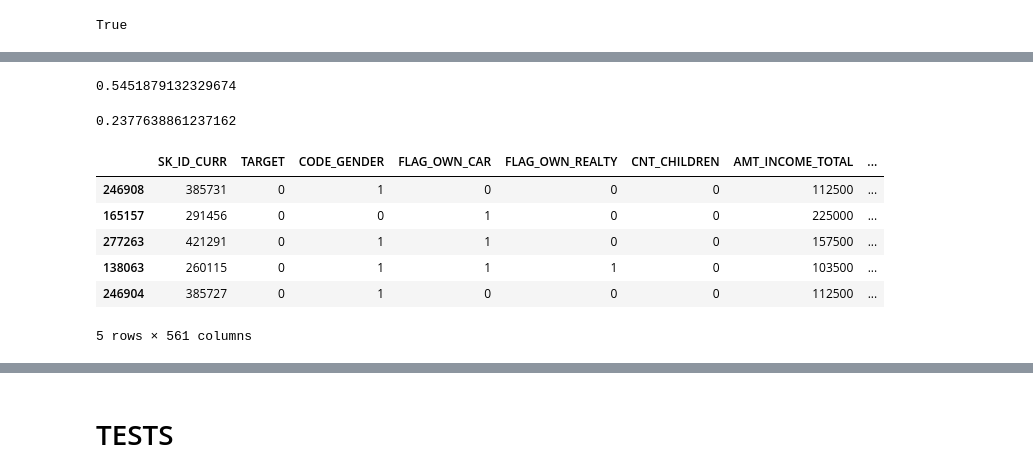
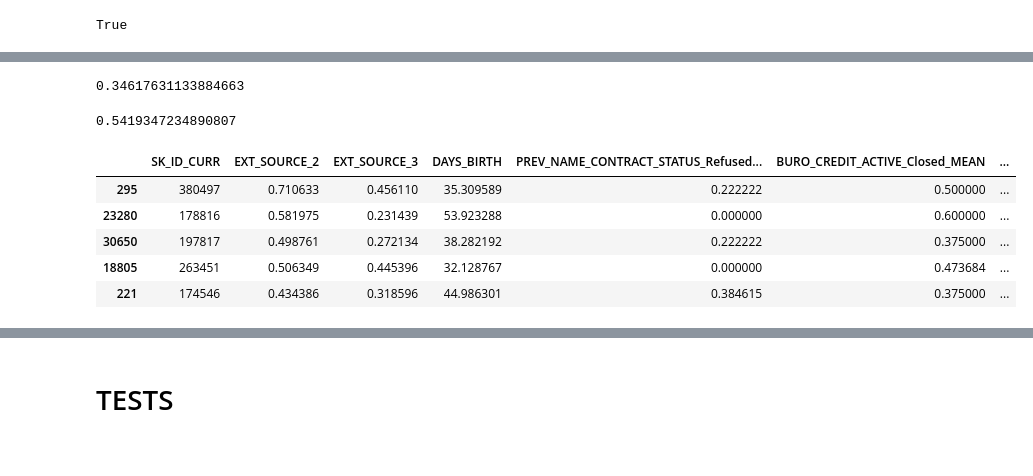
Before and after one commit to DTYS65/Projet7-OpenClassRooms, a Jupyter notebook: projet_7_6_TEST_API.ipynb, the cells around one changed output, grey strips where cells are left out. Cells and saved outputs as stored; diff of their text form; code cells hidden in the pictures.

```diff
--- a/projet_7_6_TEST_API.ipynb
+++ b/projet_7_6_TEST_API.ipynb
@@ -26,11 +26,9 @@ app = FastAPI(
 
 # Répertoires
 path_dir = "./"
-path_datas_save = "datas/datas_save/"
-path_model_final = "model_final/"
 
 # Loading the model
-model_final = fc.load_joblib("model_final.joblib", path_dir + path_model_final)
+model_final = fc.load_joblib("model_final.joblib", path_dir)
 
 # Loading the datas
 # with open(path_dir + path_datas_save + 'dict_agg.pkl', 'rb') as file:
@@ -40,8 +38,8 @@ model_final = fc.load_joblib("model_final.joblib", path_dir + path_model_final)
 # y_train = dict_agg['y_train']
 # X_test = dict_agg['X_test']
 
-X_train = pd.read_csv(path_dir + path_datas_save + 'df_datas_train_cleaned.csv')
-X_test = pd.read_csv(path_dir + path_datas_save + 'df_datas_test_cleaned.csv')
+X_train = pd.read_csv(path_dir + 'df_datas_train_reduit_cleaned.csv')
+X_test = pd.read_csv(path_dir + 'df_datas_test_reduit_cleaned.csv')
 
 cols = X_train.select_dtypes(['float64']).columns
 X_train_scaled = X_train.copy()
@@ -215,21 +219,20 @@ round(df_data_client["AMT_INCOME_TOTAL"].mean(), 2)
 # %%
-get_prediction(192535)
+get_prediction(243371)
 # %% [output]
-0.5451879132329674
+0.34617631133884663
 # %%
-get_prediction(278288)
+get_prediction(412720)
 # %% [output]
-0.2377638861237162
+0.5419347234890807
 # %%
-df_data_voisins_json = get_data_voisins(192535)
+df_data_voisins_json = get_data_voisins(412720)
 df_data_voisins = pd.read_json(StringIO(df_data_voisins_json))
 df_data_voisins.head()
 # %% [output]
-|  | SK_ID_CURR | TARGET | CODE_GENDER | FLAG_OWN_CAR | FLAG_OWN_REALTY | CNT_CHILDREN | AMT_INCOME_TOTAL | ... |
-| 246908 | 385731 | 0 | 1 | 0 | 0 | 0 | 112500 | ... |
-| 165157 | 291456 | 0 | 0 | 1 | 0 | 0 | 225000 | ... |
-| 277263 | 421291 | 0 | 1 | 1 | 0 | 0 | 157500 | ... |
-| 138063 | 260115 | 0 | 1 | 1 | 1 | 0 | 103500 | ... |
-| 246904 | 385727 | 0 | 1 | 0 | 0 | 0 | 112500 | ... |
+|  | SK_ID_CURR | EXT_SOURCE_2 | EXT_SOURCE_3 | DAYS_BIRTH | PREV_NAME_CONTRACT_STATUS_Refused... | BURO_CREDIT_ACTIVE_Closed_MEAN | ... |
+| 295 | 380497 | 0.710633 | 0.456110 | 35.309589 | 0.222222 | 0.500000 | ... |
+| 23280 | 178816 | 0.581975 | 0.231439 | 53.923288 | 0.000000 | 0.600000 | ... |
+| 30650 | 197817 | 0.498761 | 0.272134 | 38.282192 | 0.222222 | 0.375000 | ... |
+| 18805 | 263451 | 0.506349 | 0.445396 | 32.128767 | 0.000000 | 0.473684 | ... |
+| 221 | 174546 | 0.434386 | 0.318596 | 44.986301 | 0.384615 | 0.375000 | ... |
-5 rows × 561 columns
 # %%
```
Also changed, not shown: parts of 14 cells of this notebook, 2 other files.
